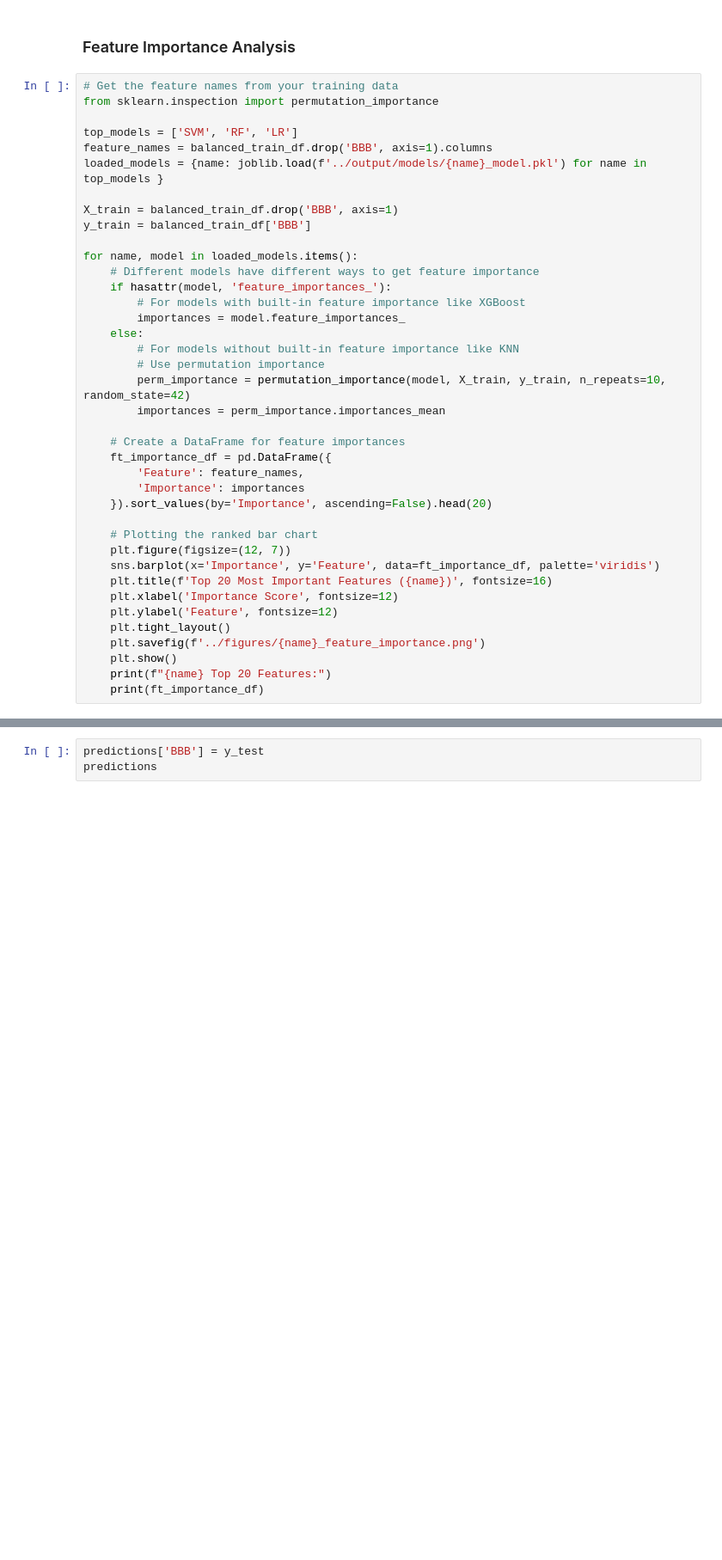
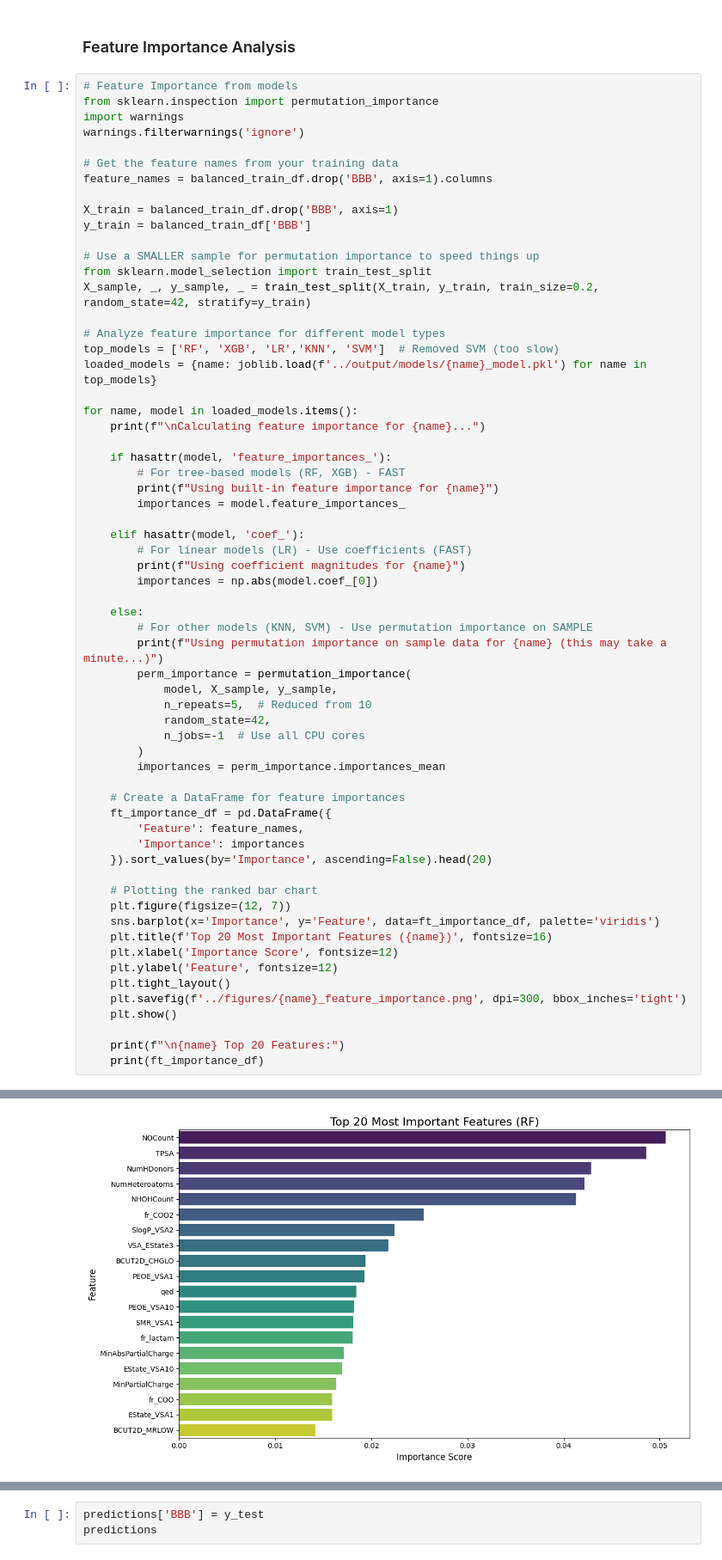
Before and after one commit to omicscodeathon/brainroute, a Jupyter notebook: notebooks/mtoralzml.ipynb, the cells around one changed output, grey strips where cells are left out. Shown at 86% size. Saved outputs shown, nothing was run; the diff lists cells and outputs as text; blank space fills up the shorter version.

```diff
--- a/notebooks/mtoralzml.ipynb
+++ b/notebooks/mtoralzml.ipynb
@@ -563,25 +563,47 @@ eval_df
 # %% [markdown]
 ### Feature Importance Analysis
 # %%
+# Feature Importance from models
+from sklearn.inspection import permutation_importance
+import warnings
+warnings.filterwarnings('ignore')
+
 # Get the feature names from your training data
-from sklearn.inspection import permutation_importance
-
-top_models = ['SVM', 'RF', 'LR']
 feature_names = balanced_train_df.drop('BBB', axis=1).columns
-loaded_models = {name: joblib.load(f'../output/models/{name}_model.pkl') for name in top_models }
 
 X_train = balanced_train_df.drop('BBB', axis=1)
 y_train = balanced_train_df['BBB']
 
+# Use a SMALLER sample for permutation importance to speed things up
+from sklearn.model_selection import train_test_split
+X_sample, _, y_sample, _ = train_test_split(X_train, y_train, train_size=0.2, random_state=42, stratify=y_train)
+
+# Analyze feature importance for different model types
+top_models = ['RF', 'XGB', 'LR','KNN', 'SVM']  # Removed SVM (too slow)
+loaded_models = {name: joblib.load(f'../output/models/{name}_model.pkl') for name in top_models}
+
 for name, model in loaded_models.items():
-    # Different models have different ways to get feature importance
+    print(f"\nCalculating feature importance for {name}...")
+
     if hasattr(model, 'feature_importances_'):
-        # For models with built-in feature importance like XGBoost
+        # For tree-based models (RF, XGB) - FAST
+        print(f"Using built-in feature importance for {name}")
         importances = model.feature_importances_
+
+    elif hasattr(model, 'coef_'):
+        # For linear models (LR) - Use coefficients (FAST)
+        print(f"Using coefficient magnitudes for {name}")
+        importances = np.abs(model.coef_[0])
+
     else:
-        # For models without built-in feature importance like KNN
-        # Use permutation importance
-        perm_importance = permutation_importance(model, X_train, y_train, n_repeats=10, random_state=42)
+        # For other models (KNN, SVM) - Use permutation importance on SAMPLE
+        print(f"Using permutation importance on sample data for {name} (this may take a minute...)")
+        perm_importance = permutation_importance(
+            model, X_sample, y_sample,
+            n_repeats=5,  # Reduced from 10
+            random_state=42,
+            n_jobs=-1  # Use all CPU cores
+        )
         importances = perm_importance.importances_mean
 
     # Create a DataFrame for feature importances
@@ -597,8 +619,9 @@ for name, model in loaded_models.items():
     plt.xlabel('Importance Score', fontsize=12)
     plt.ylabel('Feature', fontsize=12)
     plt.tight_layout()
-    plt.savefig(f'../figures/{name}_feature_importance.png')
+    plt.savefig(f'../figures/{name}_feature_importance.png', dpi=300, bbox_inches='tight')
     plt.show()
-    print(f"{name} Top 20 Features:")
+
+    print(f"\n{name} Top 20 Features:")
     print(ft_importance_df)
 # %% [output]
@@ -605,0 +630 @@ KeyboardInterrupt:
+[figure, added]
```
Also changed, not shown: parts of 7 cells of this notebook.
